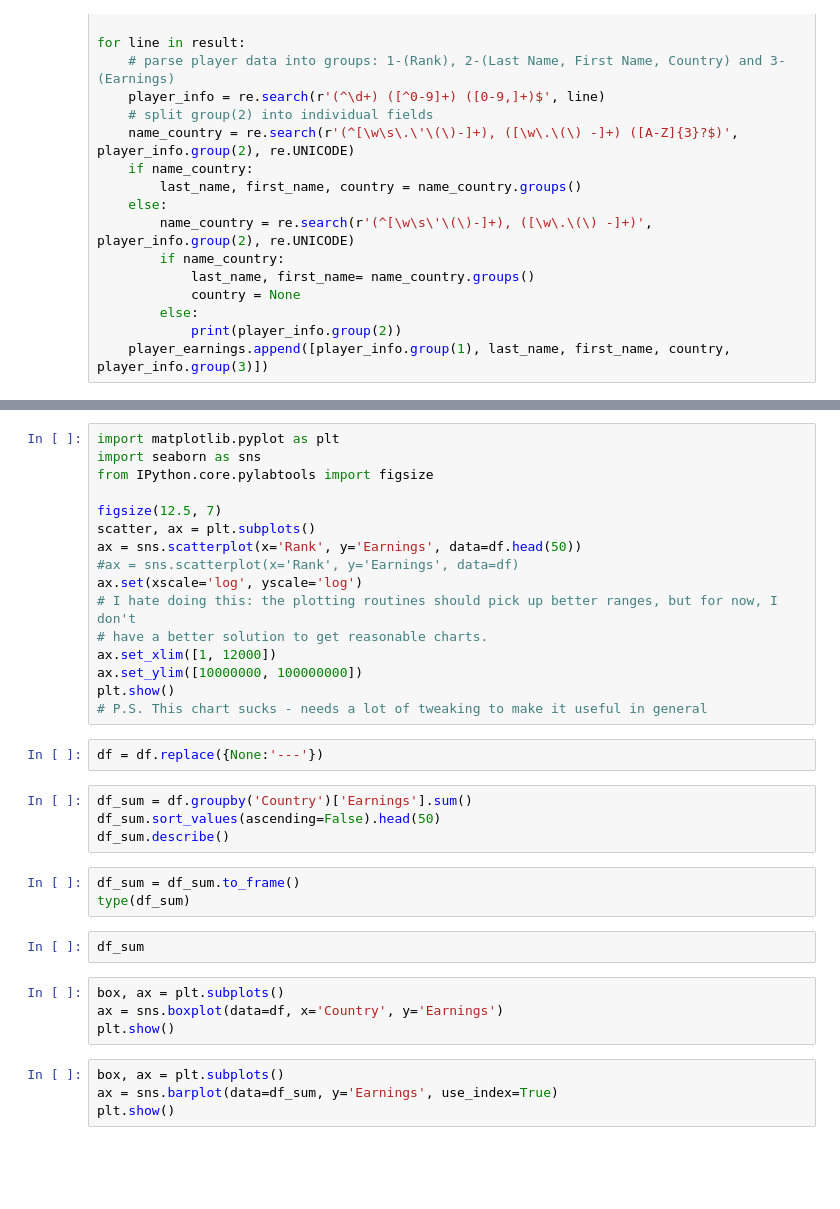
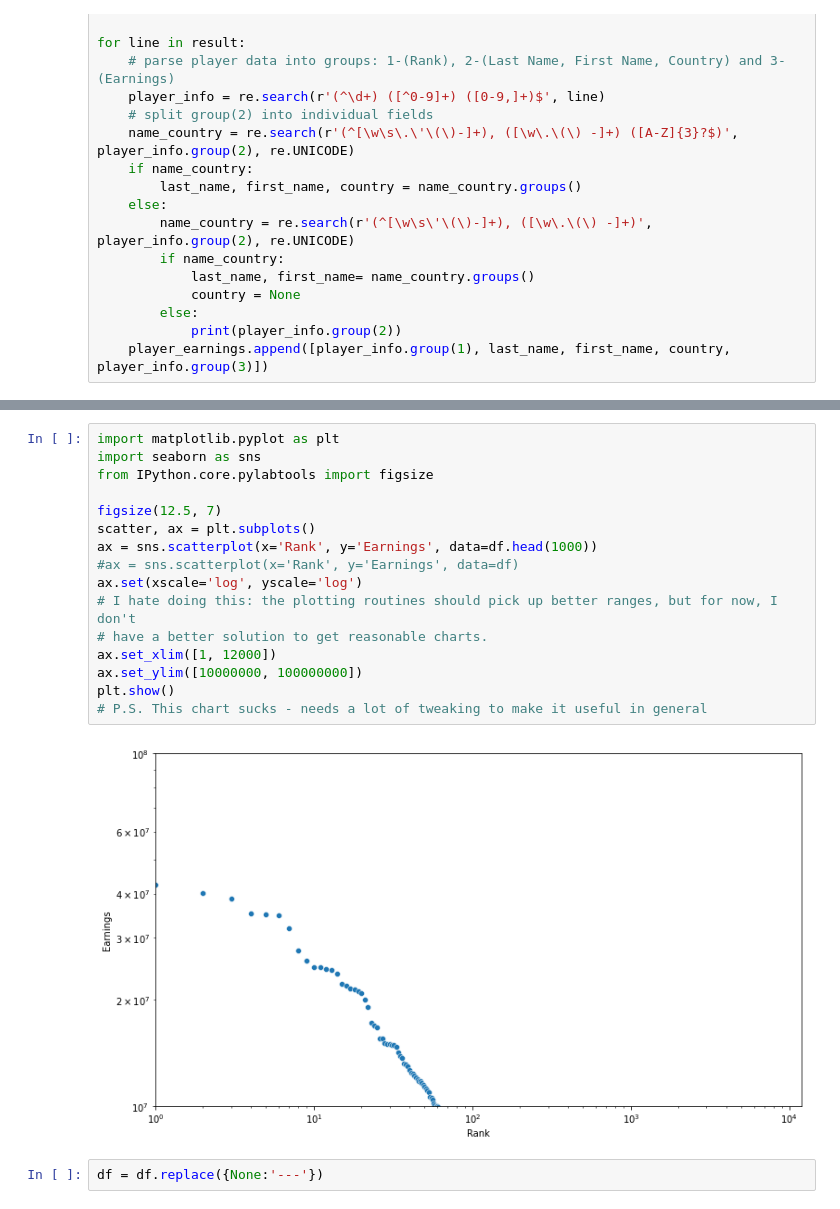
Before and after one commit to jerzyt/WTA_Earnings, a Jupyter notebook: WTA_Earnings_tika.ipynb, the cells around one changed output, grey strips where cells are left out. Drawn from its saved outputs; the diff is of its cells as text; blank space fills up the shorter version.

Commit message:
Update WTA_Earnings_tika.ipynb
added an HTML table output with Wiki Links
added few basic charts

```diff
--- a/WTA_Earnings_tika.ipynb
+++ b/WTA_Earnings_tika.ipynb
@@ -61,35 +119,20 @@ df.head(50)
 # %%
 import matplotlib.pyplot as plt
 import seaborn as sns
 from IPython.core.pylabtools import figsize
 
 figsize(12.5, 7)
 scatter, ax = plt.subplots()
-ax = sns.scatterplot(x='Rank', y='Earnings', data=df.head(50))
+ax = sns.scatterplot(x='Rank', y='Earnings', data=df.head(1000))
 #ax = sns.scatterplot(x='Rank', y='Earnings', data=df)
 ax.set(xscale='log', yscale='log')
 # I hate doing this: the plotting routines should pick up better ranges, but for now, I don't
 # have a better solution to get reasonable charts.
 ax.set_xlim([1, 12000])
 ax.set_ylim([10000000, 100000000])
 plt.show()
 # P.S. This chart sucks - needs a lot of tweaking to make it useful in general
+# %% [output]
+[figure, added]
-# %%
-df = df.replace({None:'---'})
-# %%
-df_sum = df.groupby('Country')['Earnings'].sum()
-df_sum.sort_values(ascending=False).head(50)
-df_sum.describe()
-# %%
-df_sum = df_sum.to_frame()
-type(df_sum)
-# %%
-df_sum
-# %%
-box, ax = plt.subplots()
-ax = sns.boxplot(data=df, x='Country', y='Earnings')
-plt.show()
-# %%
-box, ax = plt.subplots()
-ax = sns.barplot(data=df_sum, y='Earnings', use_index=True)
-plt.show()
+# %%
+df = df.replace({None:'---'})
```
Also changed, not shown: parts of 8 cells of this notebook.
